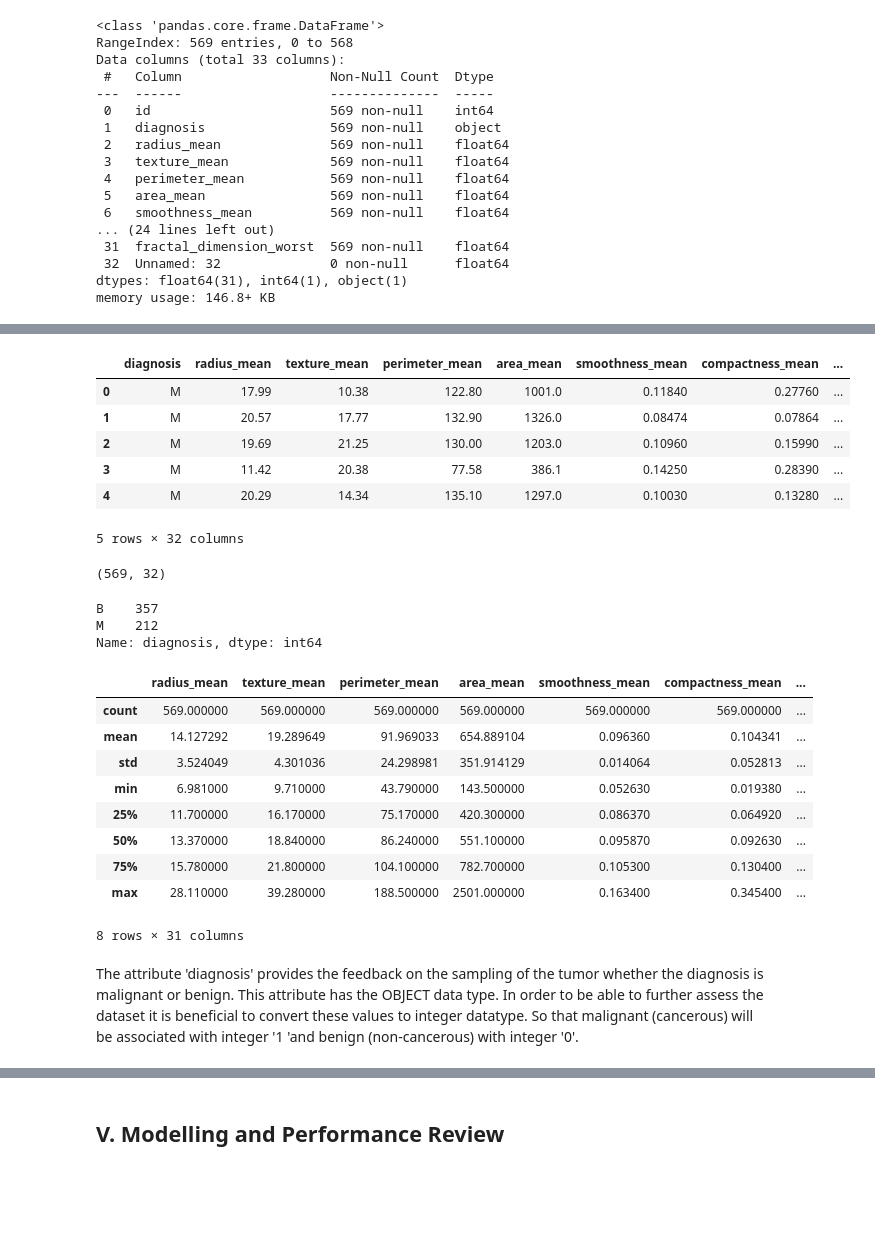
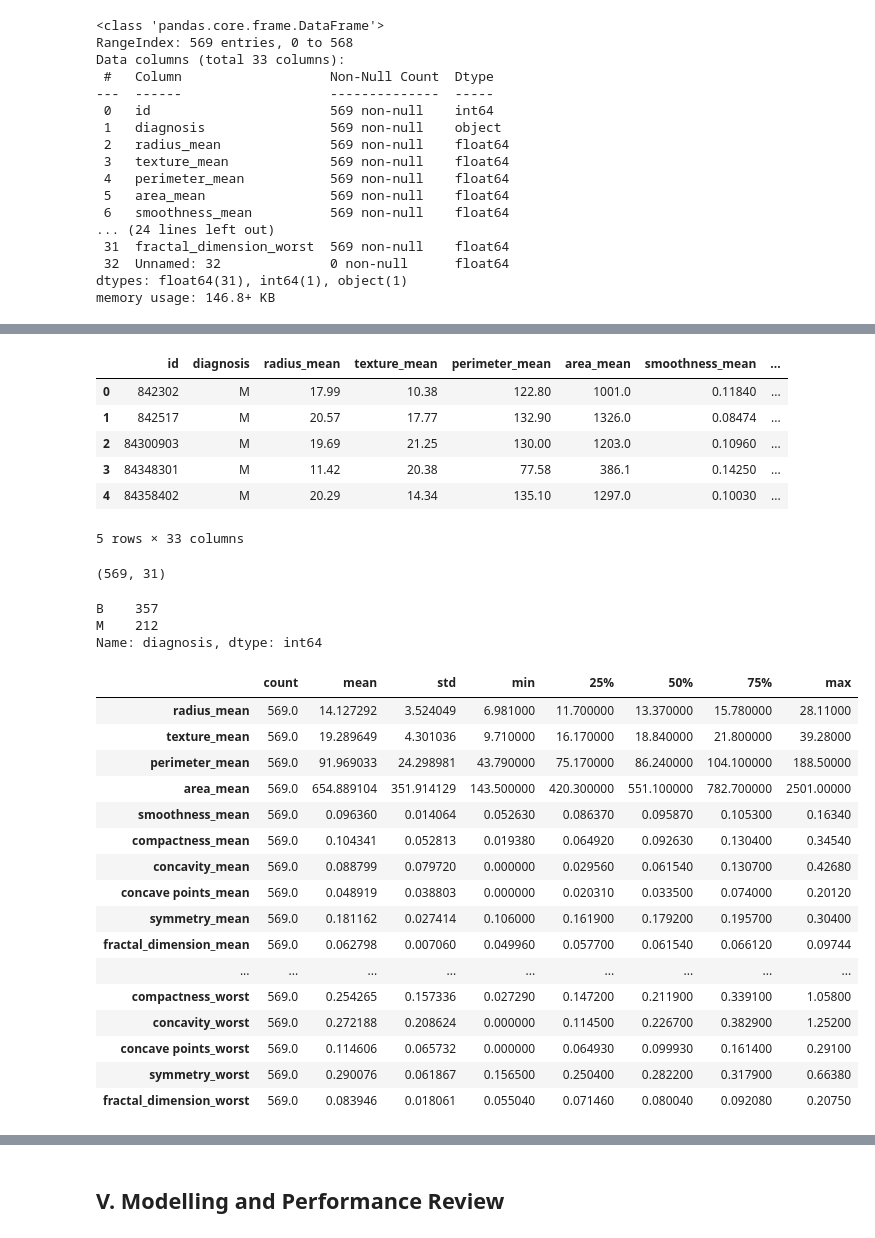
Before and after one commit to evaczeydapommersheim/22-23-PfDA-Assignment-No.2, a Jupyter notebook: Wisconsin_Breast_Cancer_Analysis.ipynb, the cells around one changed output, grey strips where cells are left out. Drawn from its saved outputs; the diff is of its cells as text; code cells hidden in the pictures; blank space fills up the shorter version.

Commit message:
update to section IV statistical analysis

```diff
--- a/Wisconsin_Breast_Cancer_Analysis.ipynb
+++ b/Wisconsin_Breast_Cancer_Analysis.ipynb
@@ -47,4 +47,4 @@ The Wisconsin Breast Cancer Diagnostics Dataset is also availabel under:<p>https
 # %%
 # Using Pandas read content of data.csv file which is saved in the same location in the
 # repository as this Jupyter Notebook
-dataset = pd.read_csv('data.csv')
+ds = pd.read_csv('data.csv')
@@ -104,18 +104,19 @@ The 'id' column is not significant when analyzing this dataset as it provides no
 # %%
 #Remove column "id" as it is not a value-add attribute in the dataset
-dataset.drop(['id'], axis = 1, inplace=True)
+ds.drop(['id'], axis = 1, inplace=True)
+ds.drop(['Unnamed: 32'], axis=1, inplace = True)
 # %%
 dataset.head()
 # %% [output]
-|  | diagnosis | radius_mean | texture_mean | perimeter_mean | area_mean | smoothness_mean | compactness_mean | ... |
-| 0 | M | 17.99 | 10.38 | 122.80 | 1001.0 | 0.11840 | 0.27760 | ... |
-| 1 | M | 20.57 | 17.77 | 132.90 | 1326.0 | 0.08474 | 0.07864 | ... |
-| 2 | M | 19.69 | 21.25 | 130.00 | 1203.0 | 0.10960 | 0.15990 | ... |
-| 3 | M | 11.42 | 20.38 | 77.58 | 386.1 | 0.14250 | 0.28390 | ... |
-| 4 | M | 20.29 | 14.34 | 135.10 | 1297.0 | 0.10030 | 0.13280 | ... |
+|  | id | diagnosis | radius_mean | texture_mean | perimeter_mean | area_mean | smoothness_mean | ... |
+| 0 | 842302 | M | 17.99 | 10.38 | 122.80 | 1001.0 | 0.11840 | ... |
+| 1 | 842517 | M | 20.57 | 17.77 | 132.90 | 1326.0 | 0.08474 | ... |
+| 2 | 84300903 | M | 19.69 | 21.25 | 130.00 | 1203.0 | 0.10960 | ... |
+| 3 | 84348301 | M | 11.42 | 20.38 | 77.58 | 386.1 | 0.14250 | ... |
+| 4 | 84358402 | M | 20.29 | 14.34 | 135.10 | 1297.0 | 0.10030 | ... |
-5 rows × 32 columns
+5 rows × 33 columns
 # %%
-dataset.shape
+ds.shape
 # %% [output]
-(569, 32)
+(569, 31)
 # %%
@@ -124,18 +125,26 @@ dataset["diagnosis"].value_counts()
 B    357
 M    212
 Name: diagnosis, dtype: int64
-# %%
-dataset.describe()
-# %% [output]
-|  | radius_mean | texture_mean | perimeter_mean | area_mean | smoothness_mean | compactness_mean | ... |
-| count | 569.000000 | 569.000000 | 569.000000 | 569.000000 | 569.000000 | 569.000000 | ... |
-| mean | 14.127292 | 19.289649 | 91.969033 | 654.889104 | 0.096360 | 0.104341 | ... |
-| std | 3.524049 | 4.301036 | 24.298981 | 351.914129 | 0.014064 | 0.052813 | ... |
-| min | 6.981000 | 9.710000 | 43.790000 | 143.500000 | 0.052630 | 0.019380 | ... |
-| 25% | 11.700000 | 16.170000 | 75.170000 | 420.300000 | 0.086370 | 0.064920 | ... |
-| 50% | 13.370000 | 18.840000 | 86.240000 | 551.100000 | 0.095870 | 0.092630 | ... |
-| 75% | 15.780000 | 21.800000 | 104.100000 | 782.700000 | 0.105300 | 0.130400 | ... |
-| max | 28.110000 | 39.280000 | 188.500000 | 2501.000000 | 0.163400 | 0.345400 | ... |
-8 rows × 31 columns
-# %% [markdown]
-The attribute 'diagnosis' provides the feedback on the sampling of the tumor whether the diagnosis is malignant or benign. This attribute has the OBJECT data type. In order to be able to further assess the dataset it is beneficial to convert these values to integer datatype. So that malignant (cancerous) will be associated with integer '1 'and benign (non-cancerous) with integer '0'.
+# %%
+# Get a statistical overview of the numeric data
+# using the option to transpose the headings and the features
+# to obtain a more readable format
+ds.describe().T
+# %% [output]
+|  | count | mean | std | min | 25% | 50% | 75% | max |
+| radius_mean | 569.0 | 14.127292 | 3.524049 | 6.981000 | 11.700000 | 13.370000 | 15.780000 | 28.11000 |
+| texture_mean | 569.0 | 19.289649 | 4.301036 | 9.710000 | 16.170000 | 18.840000 | 21.800000 | 39.28000 |
+| perimeter_mean | 569.0 | 91.969033 | 24.298981 | 43.790000 | 75.170000 | 86.240000 | 104.100000 | 188.50000 |
+| area_mean | 569.0 | 654.889104 | 351.914129 | 143.500000 | 420.300000 | 551.100000 | 782.700000 | 2501.00000 |
+| smoothness_mean | 569.0 | 0.096360 | 0.014064 | 0.052630 | 0.086370 | 0.095870 | 0.105300 | 0.16340 |
+| compactness_mean | 569.0 | 0.104341 | 0.052813 | 0.019380 | 0.064920 | 0.092630 | 0.130400 | 0.34540 |
+| concavity_mean | 569.0 | 0.088799 | 0.079720 | 0.000000 | 0.029560 | 0.061540 | 0.130700 | 0.42680 |
+| concave points_mean | 569.0 | 0.048919 | 0.038803 | 0.000000 | 0.020310 | 0.033500 | 0.074000 | 0.20120 |
+| symmetry_mean | 569.0 | 0.181162 | 0.027414 | 0.106000 | 0.161900 | 0.179200 | 0.195700 | 0.30400 |
+| fractal_dimension_mean | 569.0 | 0.062798 | 0.007060 | 0.049960 | 0.057700 | 0.061540 | 0.066120 | 0.09744 |
+| ... | ... | ... | ... | ... | ... | ... | ... | ... |
+| compactness_worst | 569.0 | 0.254265 | 0.157336 | 0.027290 | 0.147200 | 0.211900 | 0.339100 | 1.05800 |
+| concavity_worst | 569.0 | 0.272188 | 0.208624 | 0.000000 | 0.114500 | 0.226700 | 0.382900 | 1.25200 |
+| concave points_worst | 569.0 | 0.114606 | 0.065732 | 0.000000 | 0.064930 | 0.099930 | 0.161400 | 0.29100 |
+| symmetry_worst | 569.0 | 0.290076 | 0.061867 | 0.156500 | 0.250400 | 0.282200 | 0.317900 | 0.66380 |
+| fractal_dimension_worst | 569.0 | 0.083946 | 0.018061 | 0.055040 | 0.071460 | 0.080040 | 0.092080 | 0.20750 |
```
Also changed, not shown: parts of 12 cells of this notebook.
